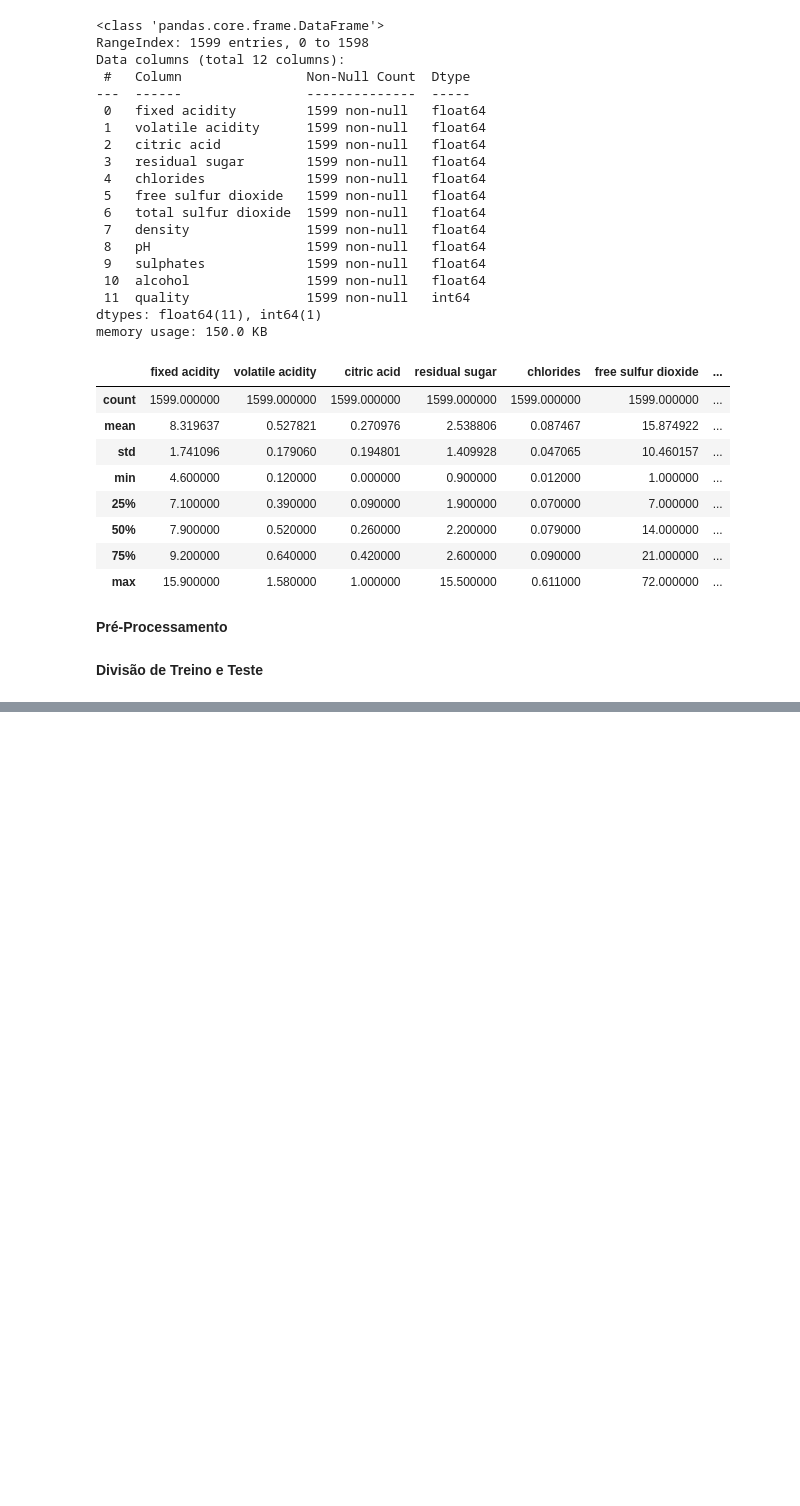
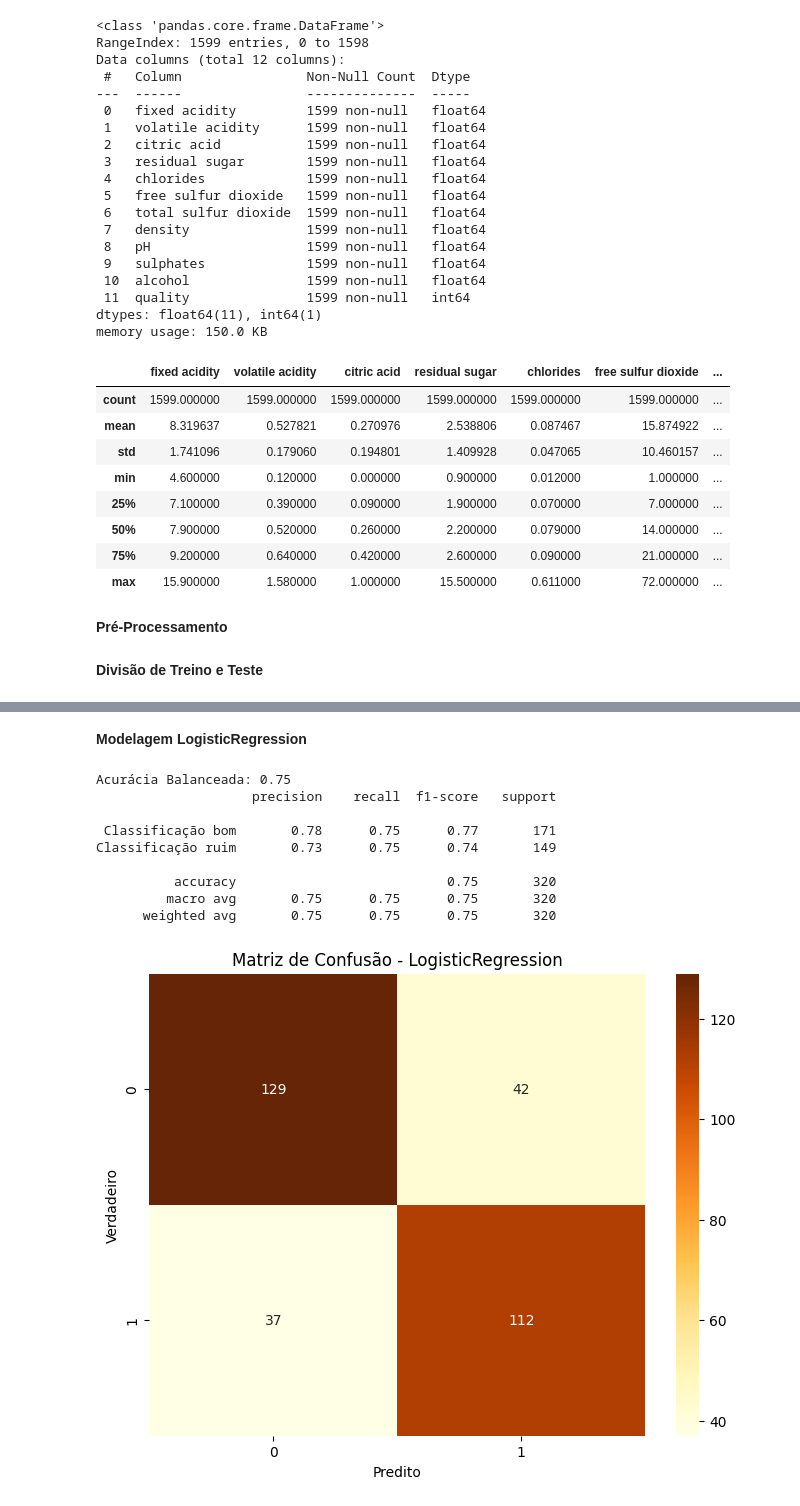
Before and after one commit to Vinilves/DataSet_IA, a Jupyter notebook: DataSet_IA.ipynb, the cells around one changed output, grey strips where cells are left out. Drawn from its saved outputs; the diff is of its cells as text; code cells hidden in the pictures; blank space fills up the shorter version.

```diff
--- a/DataSet_IA.ipynb
+++ b/DataSet_IA.ipynb
@@ -82,0 +145,31 @@ X_train, X_test, y_train, y_test = train_test_split(
+# %% [markdown]
+**Modelagem LogisticRegression**
+# %%
+lr_model = LogisticRegression(max_iter=1000)
+lr_model.fit(X_train, y_train)
+lr_pred = lr_model.predict(X_test)
+
+balanced_acc = balanced_accuracy_score(y_test, lr_pred)
+print(f"Acurácia Balanceada: {balanced_acc:.2f}")
+
+print(classification_report(y_test, lr_pred, target_names=[f'Classificação {i}' for i in sorted(y.unique())]))
+
+cm = confusion_matrix(y_test, lr_pred)
+
+plt.figure(figsize=(8, 6))
+sns.heatmap(cm, annot=True, fmt='d', cmap='YlOrBr')
+plt.title('Matriz de Confusão - LogisticRegression')
+plt.ylabel('Verdadeiro')
+plt.xlabel('Predito')
+plt.show()
+# %% [output]
+Acurácia Balanceada: 0.75
+                    precision    recall  f1-score   support
+
+ Classificação bom       0.78      0.75      0.77       171
+Classificação ruim       0.73      0.75      0.74       149
+
+          accuracy                           0.75       320
+         macro avg       0.75      0.75      0.75       320
+      weighted avg       0.75      0.75      0.75       320
+[figure, added]
```
Also changed, not shown: parts of 4 cells of this notebook.
